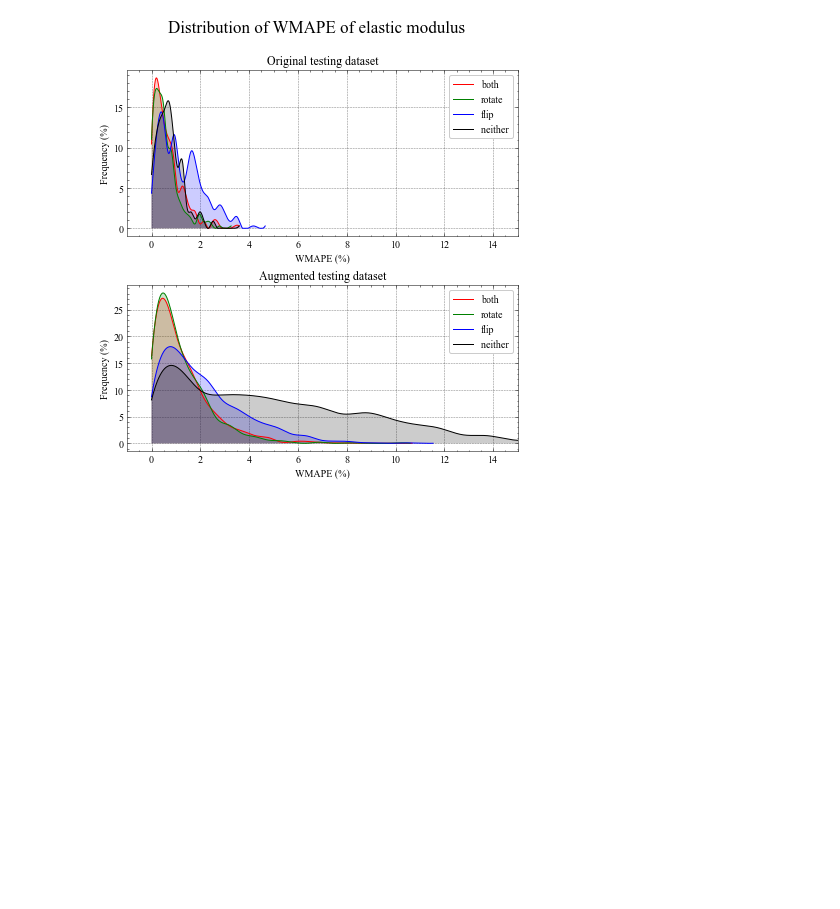
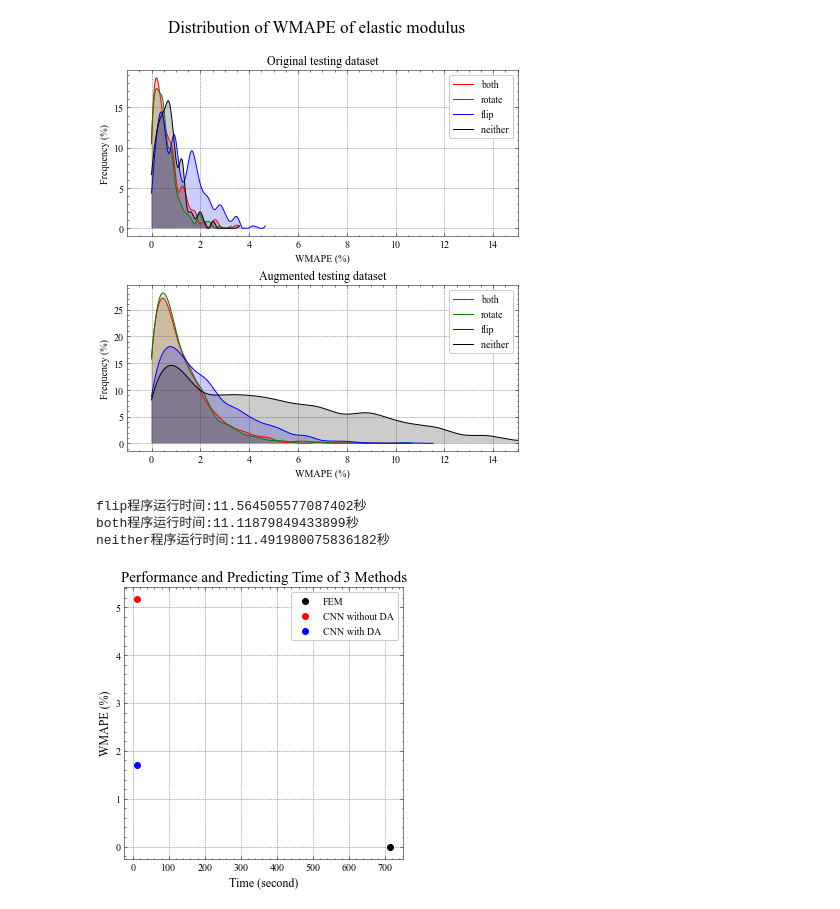
Before and after one commit to Diouo/Ni-YSZ_CNN, a Jupyter notebook: codes/rebuttal.ipynb, the cells around one changed output. Cells and saved outputs as stored; diff of their text form; code cells hidden in the pictures; blank space fills up the shorter version.

Commit message:
change figure 8 as average time for FEM

```diff
--- a/codes/rebuttal.ipynb
+++ b/codes/rebuttal.ipynb
@@ -341,3 +343,50 @@ def show_wmape_density():
 show_wmape_density()
 # %% [output]
 [figure]
+# %%
+def count_time(test_x, test_y):
+    max_min_nor = np.array(
+        [[1.65219166e+05, 4.88838187e+04], [2.84213381e-01, 2.07984799e-01], [6.37954456e+04, 1.68850886e+04],
+         [1.58147200e-05, 1.19209400e-05], [1.34268741e+01, 4.93731340e+00]])
+
+    T1 = time.time()
+    model0 = get_model('flip')
+    pred0 = np.array(model0.predict(test_x), dtype='float64')
+    T2 = time.time()
+    both_time = T2 - T1
+    print('flip程序运行时间:%s秒' % ((T2 - T1)))
+
+
+    T1 = time.time()
+    model1 = get_model('both')
+    pred1 = np.array(model1.predict(test_x), dtype='float64')
+    T2 = time.time()
+    both_time = T2 - T1
+    print('both程序运行时间:%s秒' % ((T2 - T1)))
+
+    T1 = time.time()
+    model2 = get_model('neither')
+    pred2 = np.array(model2.predict(test_x), dtype='float64')
+    T2 = time.time()
+    neither_time = T2 - T1
+    print('neither程序运行时间:%s秒' % ((T2 - T1)))
+
+    # question 2.7
+    plt.figure(figsize=(5, 5))
+    plt.scatter(715, 0, c='k',label='FEM')
+    plt.scatter(neither_time, 5.163, c='r',label='CNN without DA')
+    plt.scatter(both_time, 1.701, c='b',label='CNN with DA')
+
+    plt.title('Performance and Predicting Time of 3 Methods',fontsize=15)
+    plt.xlabel('Time (second)',{'size':12})
+    plt.ylabel('WMAPE (%)',{'size':12})
+    plt.legend()
+
+    plt.savefig("/home/guozy/Ni-YSZ_CNN/Figure_8.jpg", dpi=500)
+
+count_time(test_x, test_y)
+# %% [output]
+flip程序运行时间:11.564505577087402秒
+both程序运行时间:11.11879849433899秒
+neither程序运行时间:11.491980075836182秒
+[figure, added]
```
Also changed, not shown: parts of 4 cells of this notebook, 1 other file.
